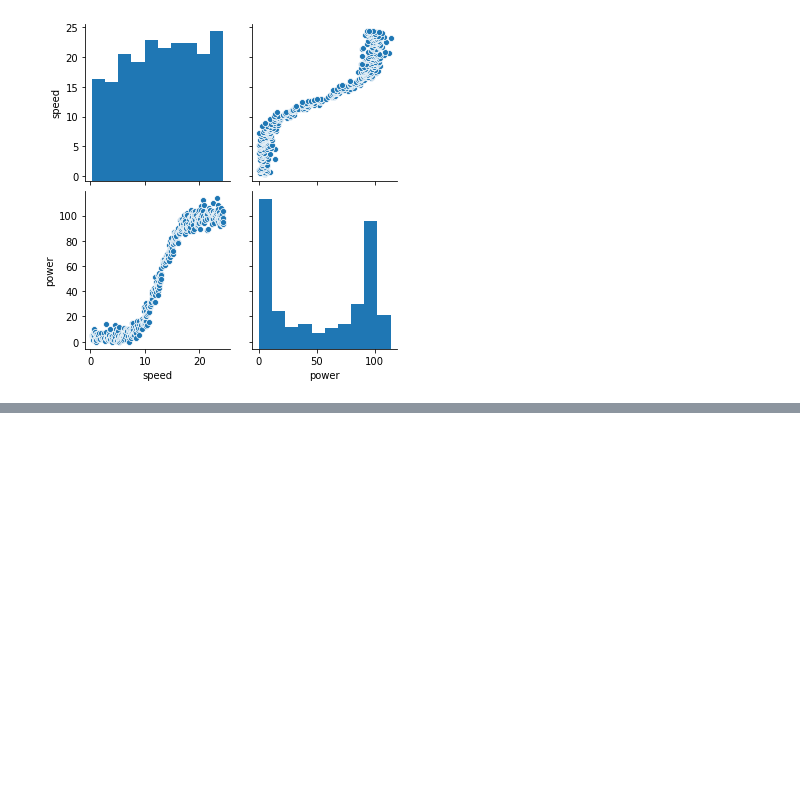
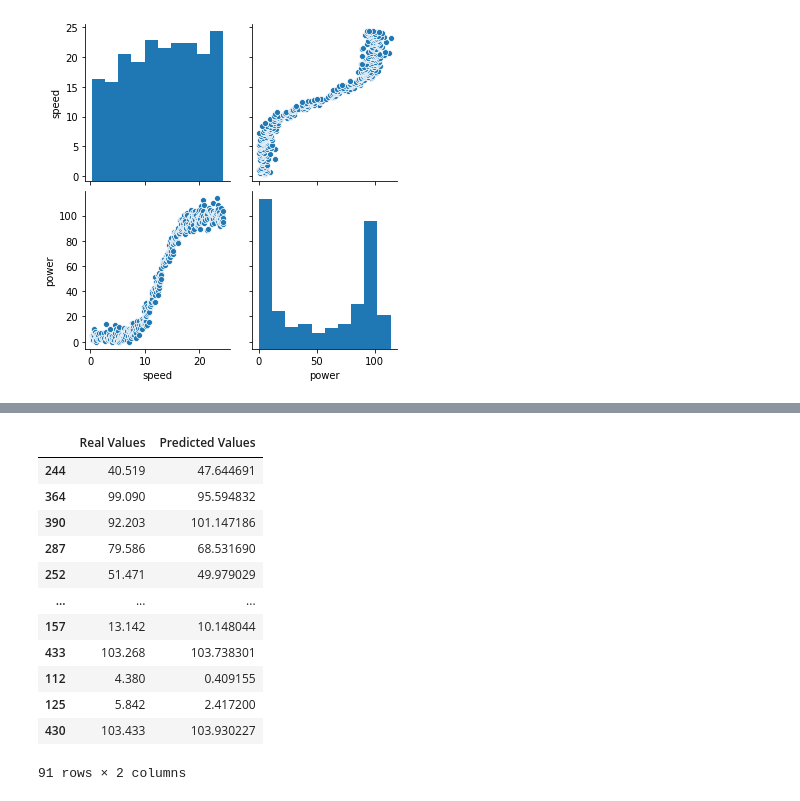
Before and after one commit to Freeha-S/Machine-Learning-Project2020, a Jupyter notebook: Project2020.ipynb, the cells around one changed output, grey strips where cells are left out. Saved outputs shown, nothing was run; the diff lists cells and outputs as text; code cells hidden in the pictures; blank space fills up the shorter version.

```diff
--- a/Project2020.ipynb
+++ b/Project2020.ipynb
@@ -167,0 +218,18 @@ plt.show()
+# %%
+#compare real value with predicted
+df = pd.DataFrame({'Real Values':y_test, 'Predicted Values':y_pred})
+df
+# %% [output]
+|  | Real Values | Predicted Values |
+| 244 | 40.519 | 47.644691 |
+| 364 | 99.090 | 95.594832 |
+| 390 | 92.203 | 101.147186 |
+| 287 | 79.586 | 68.531690 |
+| 252 | 51.471 | 49.979029 |
+| ... | ... | ... |
+| 157 | 13.142 | 10.148044 |
+| 433 | 103.268 | 103.738301 |
+| 112 | 4.380 | 0.409155 |
+| 125 | 5.842 | 2.417200 |
+| 430 | 103.433 | 103.930227 |
+91 rows × 2 columns
```
Also changed, not shown: parts of 15 cells of this notebook.
